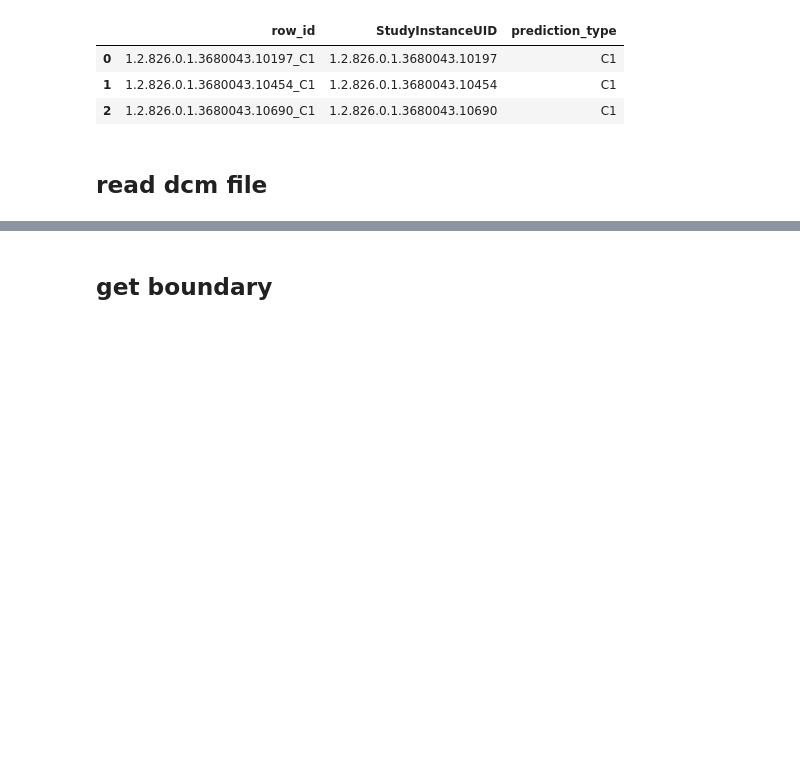
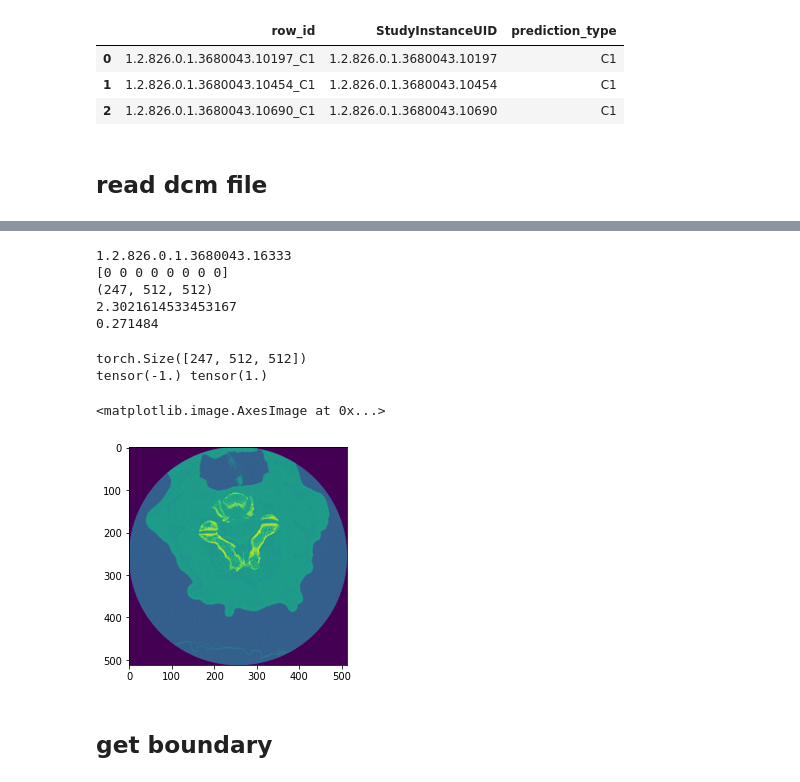
Before and after one commit to ghty011/cervical_spine, a Jupyter notebook: final/submit_axial_detection_2.ipynb, the cells around one changed output, grey strips where cells are left out. Cells and saved outputs as stored; diff of their text form; code cells hidden in the pictures; blank space fills up the shorter version.

```diff
--- a/final/submit_axial_detection_2.ipynb
+++ b/final/submit_axial_detection_2.ipynb
@@ -95,7 +98,7 @@ def read_patient_dcm(patient_dir):
     :return:
     """
     num_slices = len(glob.glob(patient_dir + "/*.dcm"))
-    print(f"total slices {num_slices}")
+    # print(f"total slices {num_slices}")
     imgs = np.zeros((num_slices, 512, 512))
     image_positions = np.zeros((num_slices, 3))
     image_orientations = np.zeros((num_slices, 6))
@@ -131,7 +134,7 @@ def read_patient_dcm(patient_dir):
 
     aspect = calculate_aspect(image_positions, pixel_spacings)
 
-    return imgs, aspect
+    return imgs, aspect, pixel_spacings[0, 0]
 
 
 def normalize_hu(data):
@@ -154,2 +190,32 @@ def calculate_aspect(image_positions, pixel_spacings):
+# %%
+index = 398
+UID = train_df.iloc[index]['StudyInstanceUID']
+print(UID)
+label = train_df.iloc[index][['patient_overall', 'C1','C2','C3','C4','C5','C6','C7']].values
+print(label)
+imgs, aspect, pixel_spacing = read_patient_dcm(os.path.join(IMAGES_DIR, UID))
+print(imgs.shape)
+print(aspect)
+print(pixel_spacing)
+# %% [output]
+1.2.826.0.1.3680043.16333
+[0 0 0 0 0 0 0 0]
+(247, 512, 512)
+2.3021614533453167
+0.271484
+# %%
+cliped_imgs = np.clip(imgs, a_min=-2242, a_max=2242) / 4484 + 0.5
+imgs_tensor = torch.tensor(cliped_imgs, dtype=torch.float)
+imgs_tensor = (imgs_tensor - 0.5) * 2.
+print(imgs_tensor.shape)
+print(imgs_tensor.min(), imgs_tensor.max())
+# %% [output]
+torch.Size([247, 512, 512])
+tensor(-1.) tensor(1.)
+# %%
+plt.imshow(imgs_tensor[100, :, :])
+# %% [output]
+<matplotlib.image.AxesImage at 0x...>
+[figure, added]
 # %% [markdown]
 ## get boundary
```
Also changed, not shown: parts of 22 cells of this notebook, 1 other file.
